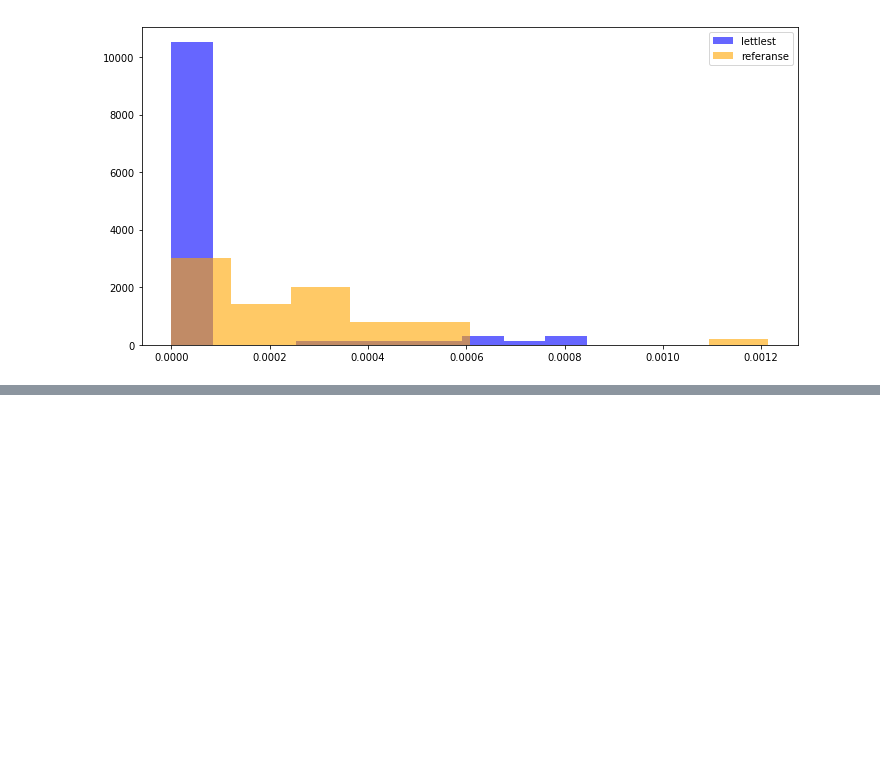
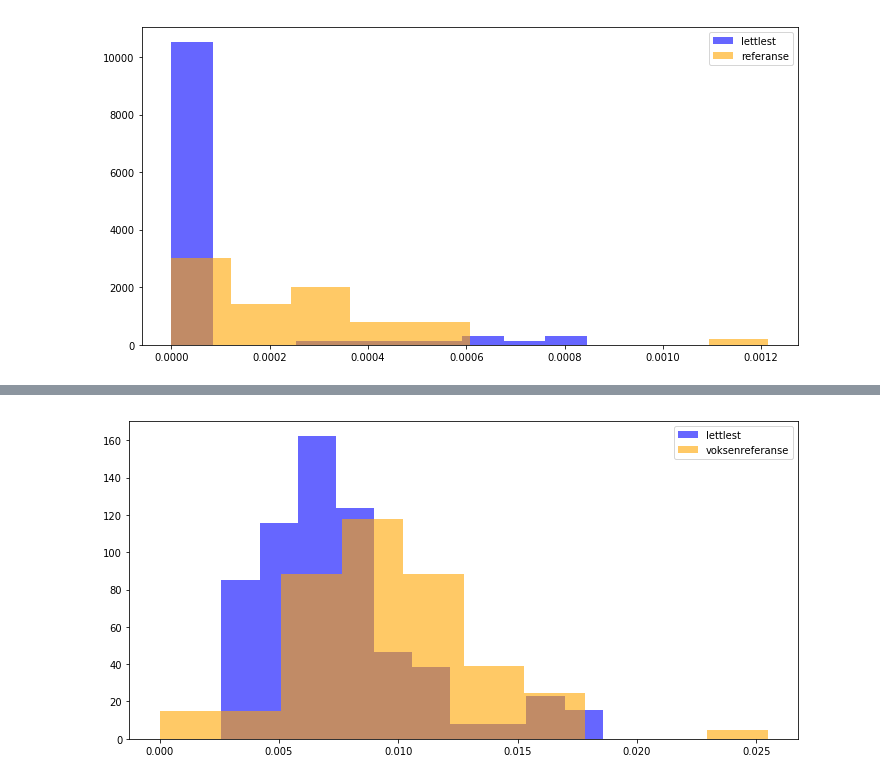
Before and after one commit to Yoonsen/CompareCorpus_easyread, a Jupyter notebook: lettlest_mot_andre_ungdomsbøker_ord_og_punktum.ipynb, the cells around one changed output, grey strips where cells are left out. Saved outputs shown, nothing was run; the diff lists cells and outputs as text; code cells hidden in the pictures; blank space fills up the shorter version.

```diff
--- a/lettlest_mot_andre_ungdomsbøker_ord_og_punktum.ipynb
+++ b/lettlest_mot_andre_ungdomsbøker_ord_og_punktum.ipynb
@@ -15,6 +15,11 @@ urns = get_urns_from_text('./urner_lettlest.txt')
 # lager et referansekorpus
 
 refurns = get_urns_from_text('./urnref.txt')
+
+# voksenkorpus
+
+vrefurns = nb.get_urn({'year':1970, 'next':60, 'ddk':"839%", 'limit':80})
+reference = [r[0] for r in vrefurns]
 # %% [markdown]
 # Lager korpus
 
@@ -71,0 +43,3 @@ Name: ., dtype: float64
+# %%
+v = nb.get_corpus_text(reference)
+nb.normalize_corpus_dataframe(v)
@@ -155,0 +132,4 @@ sammenlign(f, r, 'hvem', labels=['lettlest','referanse'])
+# %%
+sammenlign(f, v, 'den', labels=['lettlest','voksenreferanse'])
+# %% [output]
+[figure, added]
```
Also changed, not shown: parts of 8 cells of this notebook, 1 other file.
